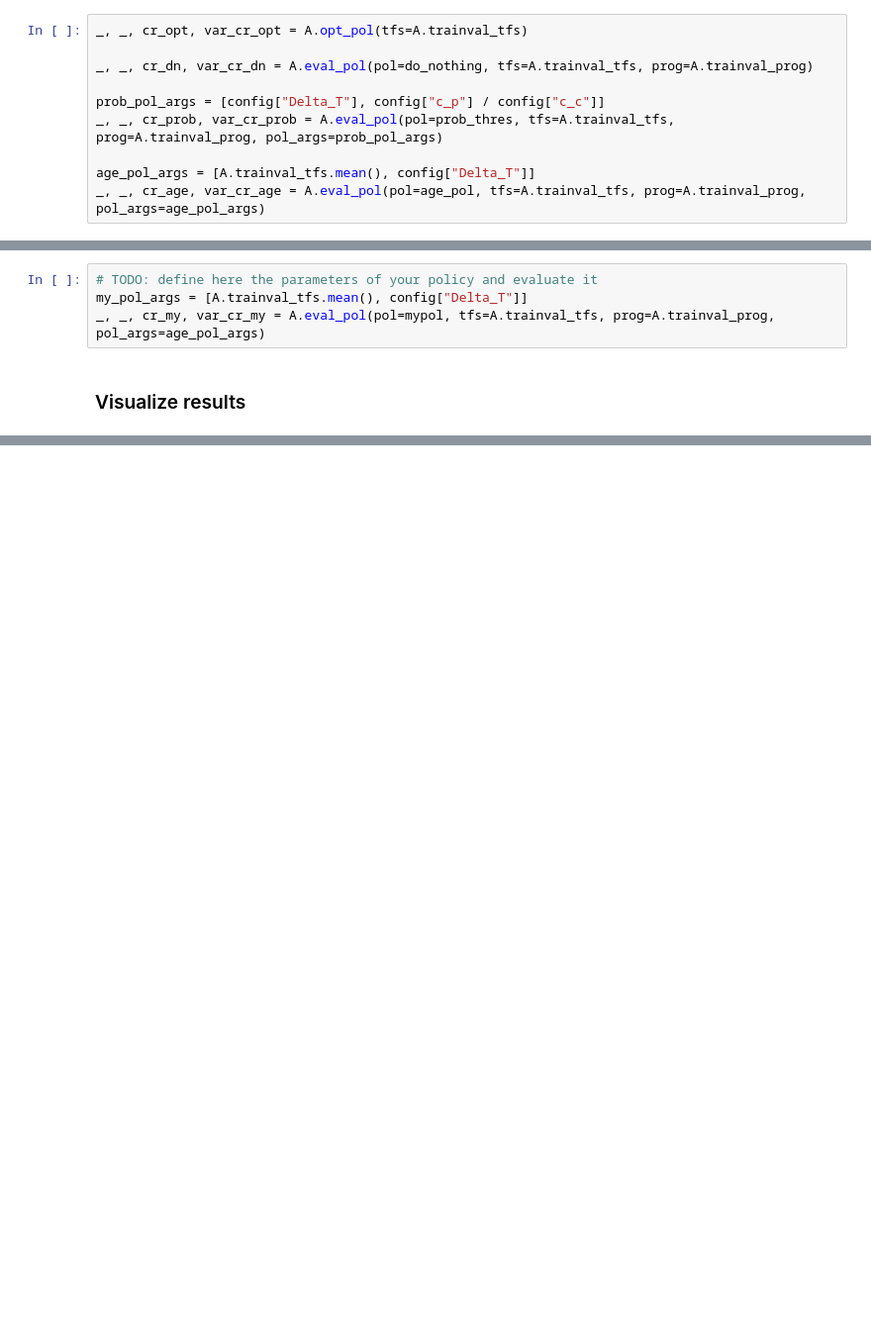
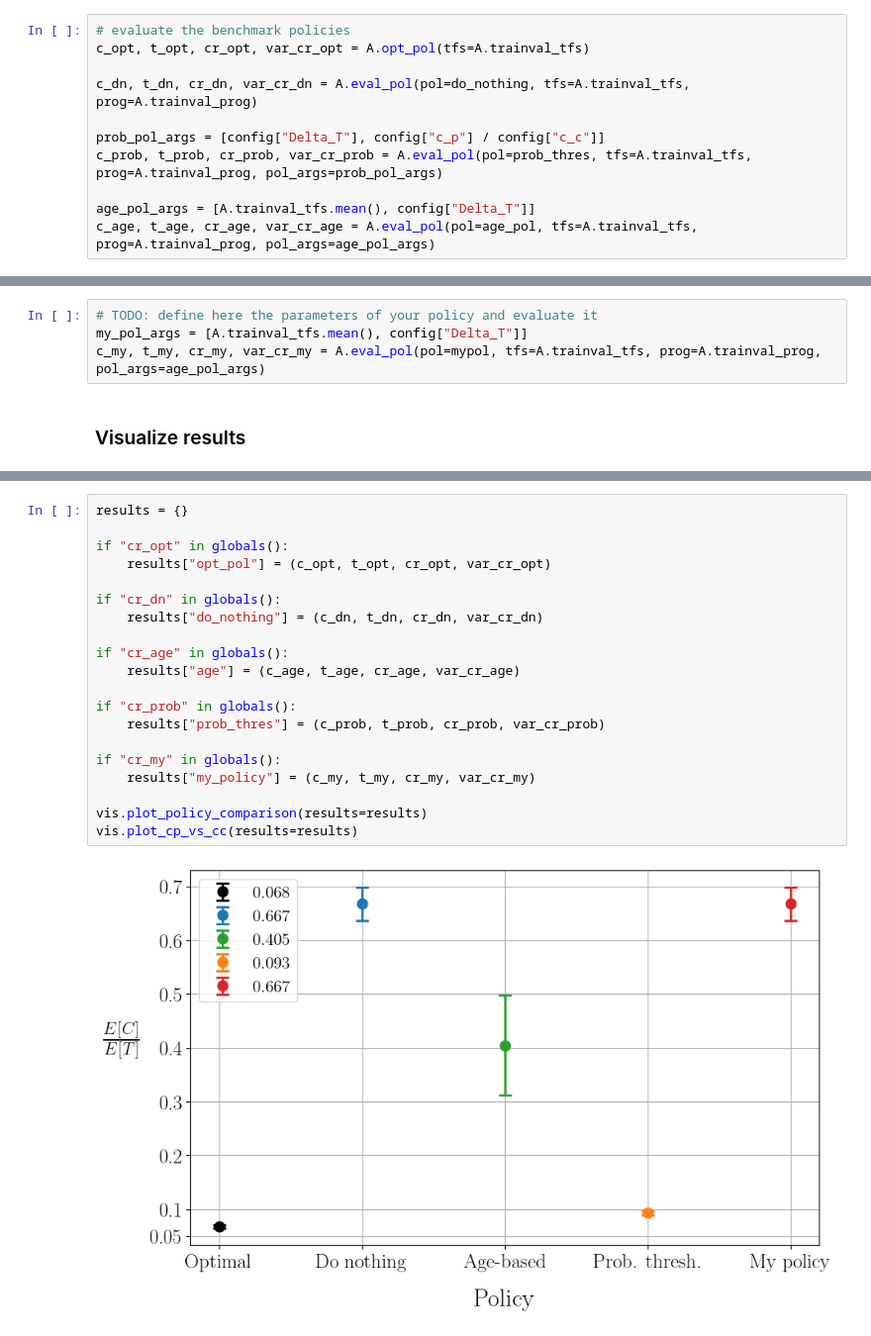
Before and after one commit to bbrisch/summer_school_prog_dm, a Jupyter notebook: decision_making_notebook.ipynb, the cells around one changed output, grey strips where cells are left out. Shown at 99% size. Drawn from its saved outputs; the diff is of its cells as text; blank space fills up the shorter version.

```diff
--- a/decision_making_notebook.ipynb
+++ b/decision_making_notebook.ipynb
@@ -99,12 +107,13 @@ def age_pol(prog: ndarray, time: int, pol_args: list) -> ndarray:
 # create ReplacementAgent object
 A = ReplacementAgent(cf=config)
 # %%
-_, _, cr_opt, var_cr_opt = A.opt_pol(tfs=A.trainval_tfs)
+# evaluate the benchmark policies
+c_opt, t_opt, cr_opt, var_cr_opt = A.opt_pol(tfs=A.trainval_tfs)
 
-_, _, cr_dn, var_cr_dn = A.eval_pol(pol=do_nothing, tfs=A.trainval_tfs, prog=A.trainval_prog)
+c_dn, t_dn, cr_dn, var_cr_dn = A.eval_pol(pol=do_nothing, tfs=A.trainval_tfs, prog=A.trainval_prog)
 
 prob_pol_args = [config["Delta_T"], config["c_p"] / config["c_c"]]
-_, _, cr_prob, var_cr_prob = A.eval_pol(pol=prob_thres, tfs=A.trainval_tfs, prog=A.trainval_prog, pol_args=prob_pol_args)
+c_prob, t_prob, cr_prob, var_cr_prob = A.eval_pol(pol=prob_thres, tfs=A.trainval_tfs, prog=A.trainval_prog, pol_args=prob_pol_args)
 
 age_pol_args = [A.trainval_tfs.mean(), config["Delta_T"]]
-_, _, cr_age, var_cr_age = A.eval_pol(pol=age_pol, tfs=A.trainval_tfs, prog=A.trainval_prog, pol_args=age_pol_args)
+c_age, t_age, cr_age, var_cr_age = A.eval_pol(pol=age_pol, tfs=A.trainval_tfs, prog=A.trainval_prog, pol_args=age_pol_args)
@@ -147,6 +138,6 @@ def mypol(prog: list, time: int, pol_args: Any) -> ndarray:
 # %%
 # TODO: define here the parameters of your policy and evaluate it
 my_pol_args = [A.trainval_tfs.mean(), config["Delta_T"]]
-_, _, cr_my, var_cr_my = A.eval_pol(pol=mypol, tfs=A.trainval_tfs, prog=A.trainval_prog, pol_args=age_pol_args)
+c_my, t_my, cr_my, var_cr_my = A.eval_pol(pol=mypol, tfs=A.trainval_tfs, prog=A.trainval_prog, pol_args=age_pol_args)
 # %% [markdown]
 ### Visualize results
@@ -240,0 +144,22 @@ plt.show()
+# %%
+results = {}
+
+if "cr_opt" in globals():
+    results["opt_pol"] = (c_opt, t_opt, cr_opt, var_cr_opt)
+
+if "cr_dn" in globals():
+    results["do_nothing"] = (c_dn, t_dn, cr_dn, var_cr_dn)
+
+if "cr_age" in globals():
+    results["age"] = (c_age, t_age, cr_age, var_cr_age)
+
+if "cr_prob" in globals():
+    results["prob_thres"] = (c_prob, t_prob, cr_prob, var_cr_prob)
+
+if "cr_my" in globals():
+    results["my_policy"] = (c_my, t_my, cr_my, var_cr_my)
+
+vis.plot_policy_comparison(results=results)
+vis.plot_cp_vs_cc(results=results)
+# %% [output]
+[figure, added]
```
Also changed, not shown: parts of 7 cells of this notebook.
